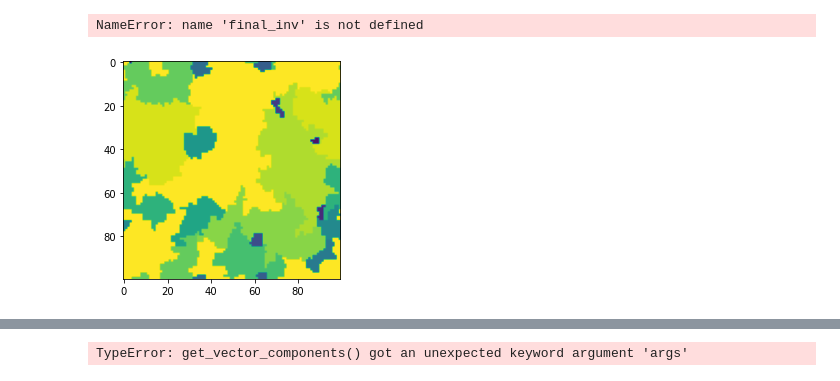
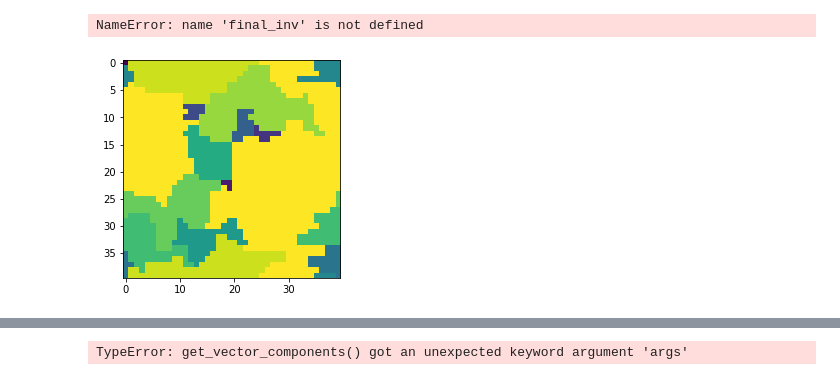
Before and after one commit to bernwo/AP3082-XY-Model, a Jupyter notebook: invaded_cluster.ipynb, the cells around one changed output, grey strips where cells are left out. Saved outputs shown, nothing was run; the diff lists cells and outputs as text; code cells hidden in the pictures.

```diff
--- a/invaded_cluster.ipynb
+++ b/invaded_cluster.ipynb
@@ -27,6 +25,6 @@ final_inv
 NameError: name 'final_inv' is not defined
 # %%
 fig = plt.figure()
-ims, final_inv = cl.percolation_model(L=100, p=0.17)
+ims, final_inv = cl.percolation_model(L=40, p=0.17)
 # %% [output]
-[figure, old version]
+[figure, new version]
```
Also changed, not shown: parts of 15 cells of this notebook, 2 other files.
